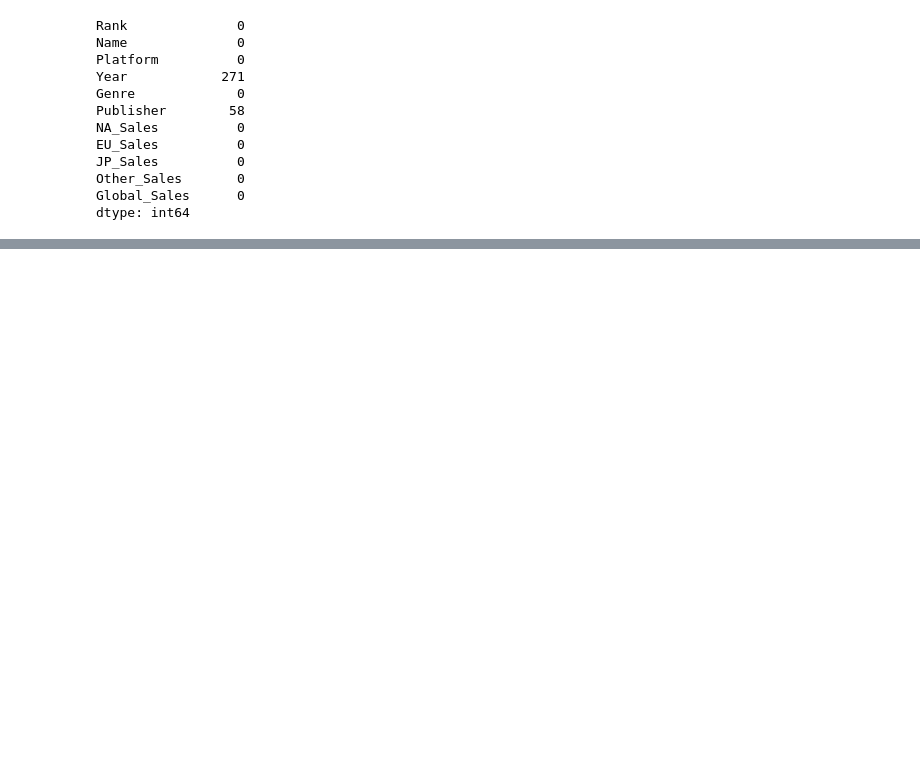
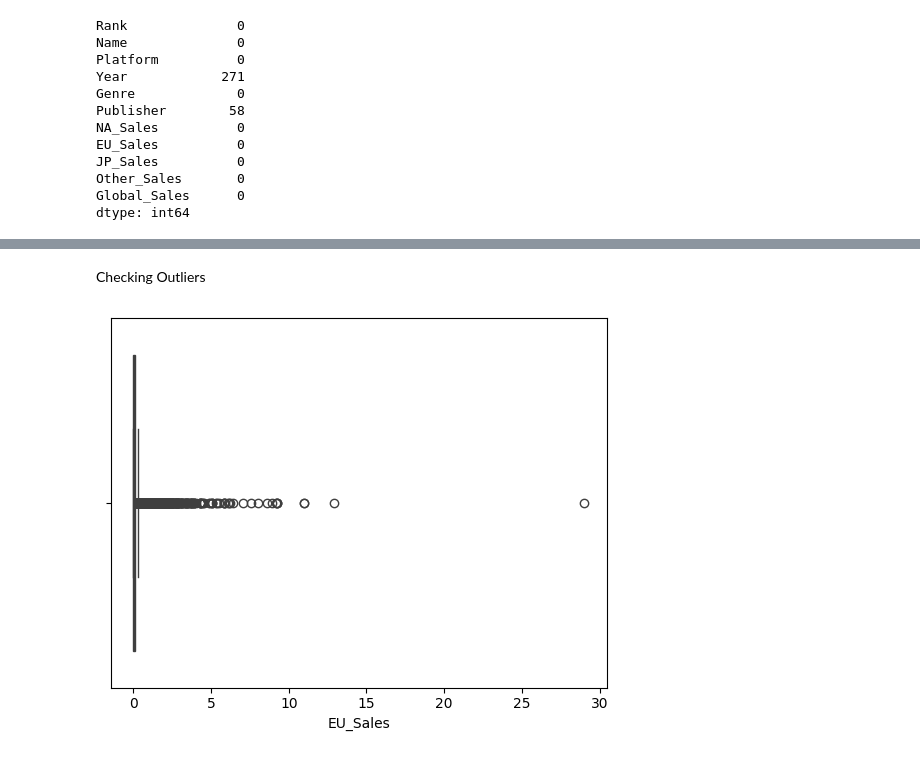
Before and after one commit to yharshityadav/ML-MODEL, a Jupyter notebook: Model.ipynb, the cells around one changed output, grey strips where cells are left out. Cells and saved outputs as stored; diff of their text form; code cells hidden in the pictures; blank space fills up the shorter version.

```diff
--- a/Model.ipynb
+++ b/Model.ipynb
@@ -122,0 +102,3 @@ df.head(1)
+# %%
+df = df.dropna()
+df.count()
@@ -122,0 +118,7 @@ df.head(1)
+# %% [markdown]
+Checking Outliers
+# %%
+sns.boxplot(x='EU_Sales',data = df)
+plt.show()
+# %% [output]
+[figure, added]
```
Also changed, not shown: parts of 13 cells of this notebook.
